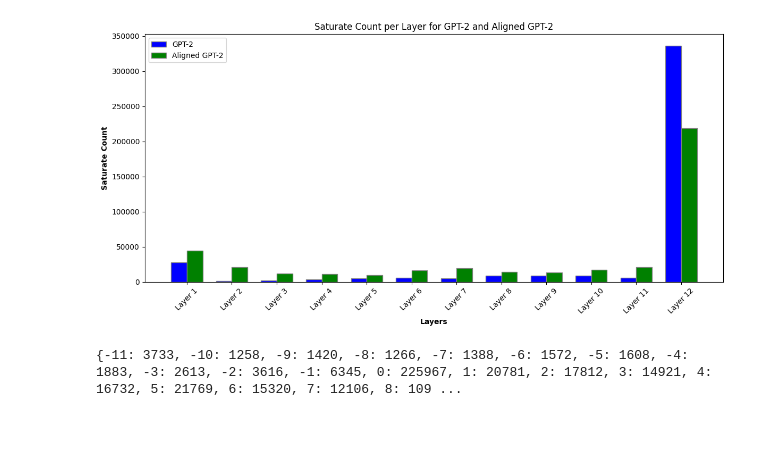
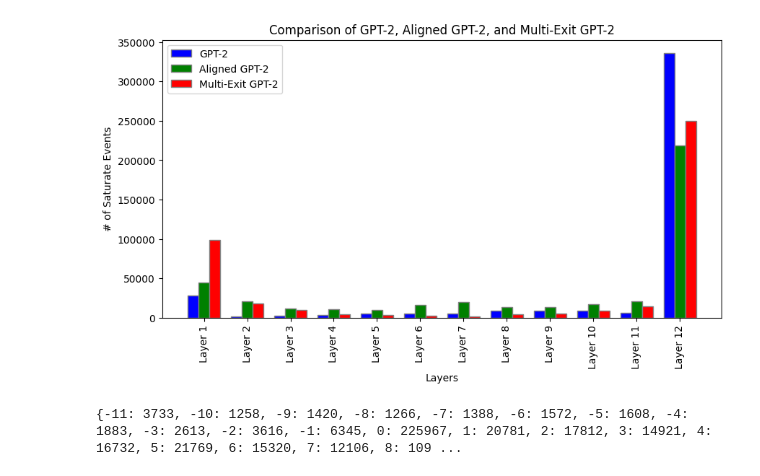
Before and after one commit to kongwanbianjinyu/Layerwise-Representation-Similarity, a Jupyter notebook: plot_saturate_logits.ipynb, the cells around one changed output. Saved outputs shown, nothing was run; the diff lists cells and outputs as text; code cells hidden in the pictures; blank space fills up the shorter version.

Commit message:
multi exit gpt2 logits

```diff
--- a/plot_saturate_logits.ipynb
+++ b/plot_saturate_logits.ipynb
@@ -19,40 +24,47 @@
 # %%
 import matplotlib.pyplot as plt
 import numpy as np
 
 # Data
 gpt2 = [27840, 1350, 2103, 3551, 5116, 5654, 4797, 8554, 9080, 8879, 5894, 335958]
 aligned_gpt2 = [44636, 21181, 11975, 11000, 9946, 16599, 19712, 13938, 13235, 16897, 20701, 218956]
+multiexit_gpt2 = [ 98533,  17654,  10208,   4073,   3269,   2046,   1805,   4178,   4831,
+   8537,  14071, 249571]
 
 # Labels for the x-axis
 labels = [f'Layer {i+1}' for i in range(len(gpt2))]
 
-# Set the width of the bars
-bar_width = 0.35
+# Number of bars
+n = len(gpt2)
 
-# Set the positions of the bars on the x-axis
-r1 = np.arange(len(gpt2))
+# Bar width
+bar_width = 0.25
+
+# Positions of the bars on the x-axis
+r1 = np.arange(n)
 r2 = [x + bar_width for x in r1]
+r3 = [x + bar_width for x in r2]
 
-# Create the bar plot
-plt.figure(figsize=(12, 6))
+# Create the plot
+plt.figure(figsize=(10, 5))
+
 plt.bar(r1, gpt2, color='blue', width=bar_width, edgecolor='grey', label='GPT-2')
 plt.bar(r2, aligned_gpt2, color='green', width=bar_width, edgecolor='grey', label='Aligned GPT-2')
+plt.bar(r3, multiexit_gpt2, color='red', width=bar_width, edgecolor='grey', label='Multi-Exit GPT-2')
 
 # Add labels
-plt.xlabel('Layers', fontweight='bold')
-plt.ylabel('Saturate Count', fontweight='bold')
-plt.title('Saturate Count per Layer for GPT-2 and Aligned GPT-2')
-plt.xticks([r + bar_width/2 for r in range(len(gpt2))], labels, rotation=45)
+plt.xlabel('Layers')
+plt.ylabel('# of Saturate Events')
+plt.title('Comparison of GPT-2, Aligned GPT-2, and Multi-Exit GPT-2')
+plt.xticks([r + bar_width for r in range(n)], labels,rotation=90)
 
 # Add legend
 plt.legend()
 
 # Show the plot
-plt.tight_layout()
 plt.show()
 # %% [output]
-[figure, old version]
+[figure, new version]
 # %%
 # we also want to evaluate for specific token, whether the saturate layer is moving shallower for aligned GPT-2
 
```
Also changed, not shown: parts of 6 cells of this notebook, 8 other files.
